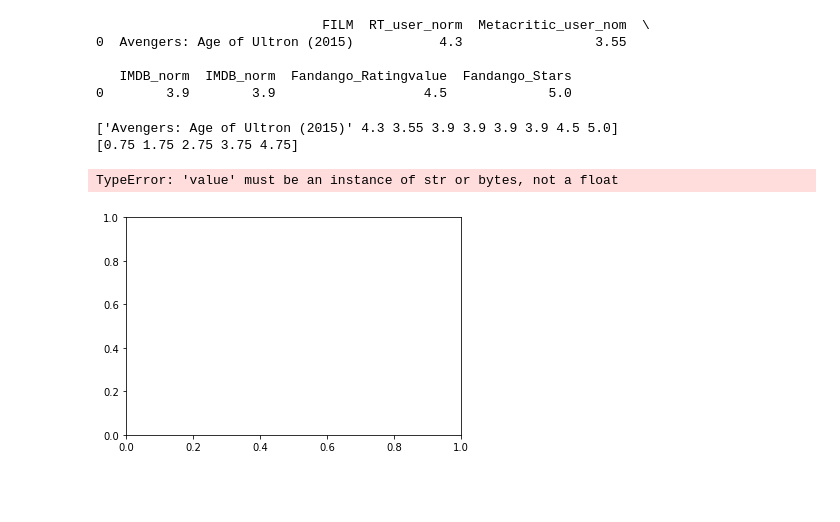
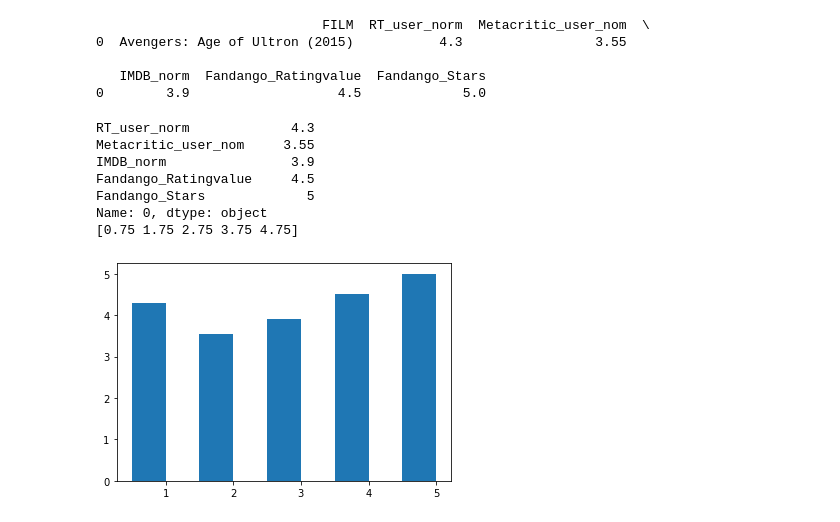
Before and after one commit to lixixi89055465/py_stu, a Jupyter notebook: tangyudi/base/plt/plt_03.ipynb, the cells around one changed output. Drawn from its saved outputs; the diff is of its cells as text; code cells hidden in the pictures; blank space fills up the shorter version.

```diff
--- a/tangyudi/base/plt/plt_03.ipynb
+++ b/tangyudi/base/plt/plt_03.ipynb
@@ -1,7 +1,8 @@
 # %%
 import pandas as pd
-reviews=pd.read_csv('tangyudi/base/plt/fandango_scores.csv')
-cols=['FILM','RT_user_norm','Metacritic_user_nom','IMDB_norm','IMDB_norm','Fandango_Ratingvalue','Fandango_Stars']
+# reviews=pd.read_csv('tangyudi/base/plt/fandango_scores.csv')
+reviews=pd.read_csv('fandango_scores.csv')
+cols=['FILM','RT_user_norm','Metacritic_user_nom','IMDB_norm','Fandango_Ratingvalue','Fandango_Stars']
 
 norm_reviews=reviews[cols]
 print(norm_reviews[:1])
@@ -9,22 +10,26 @@ print(norm_reviews[:1])
                              FILM  RT_user_norm  Metacritic_user_nom  \
 0  Avengers: Age of Ultron (2015)           4.3                 3.55
 
-   IMDB_norm  IMDB_norm  Fandango_Ratingvalue  Fandango_Stars
-0        3.9        3.9                   4.5             5.0
+   IMDB_norm  Fandango_Ratingvalue  Fandango_Stars
+0        3.9                   4.5             5.0
 # %%
 import matplotlib.pyplot as plt
 from numpy import arange
-num_cols=['FILM','RT_user_norm','Metacritic_user_nom','IMDB_norm','IMDB_norm','Fandango_Ratingvalue','Fandango_Stars']
+num_cols=['RT_user_norm','Metacritic_user_nom','IMDB_norm','Fandango_Ratingvalue','Fandango_Stars']
 
-bar_heights=norm_reviews.loc[0,num_cols].values
+bar_heights=norm_reviews.loc[0,num_cols]
 print(bar_heights)
 bar_positions=arange(5)+0.75
 print(bar_positions)
 fig,ax=plt.subplots()
-ax.bar(bar_positions,bar_heights,1)
+ax.bar(bar_positions,bar_heights,0.5)
 plt.show()
 # %% [output]
-['Avengers: Age of Ultron (2015)' 4.3 3.55 3.9 3.9 3.9 3.9 4.5 5.0]
+RT_user_norm             4.3
+Metacritic_user_nom     3.55
+IMDB_norm                3.9
+Fandango_Ratingvalue     4.5
+Fandango_Stars             5
+Name: 0, dtype: object
 [0.75 1.75 2.75 3.75 4.75]
-TypeError: 'value' must be an instance of str or bytes, not a float
-[figure, old version]
+[figure, new version]
```
Also changed, not shown: parts of 4 cells of this notebook.
